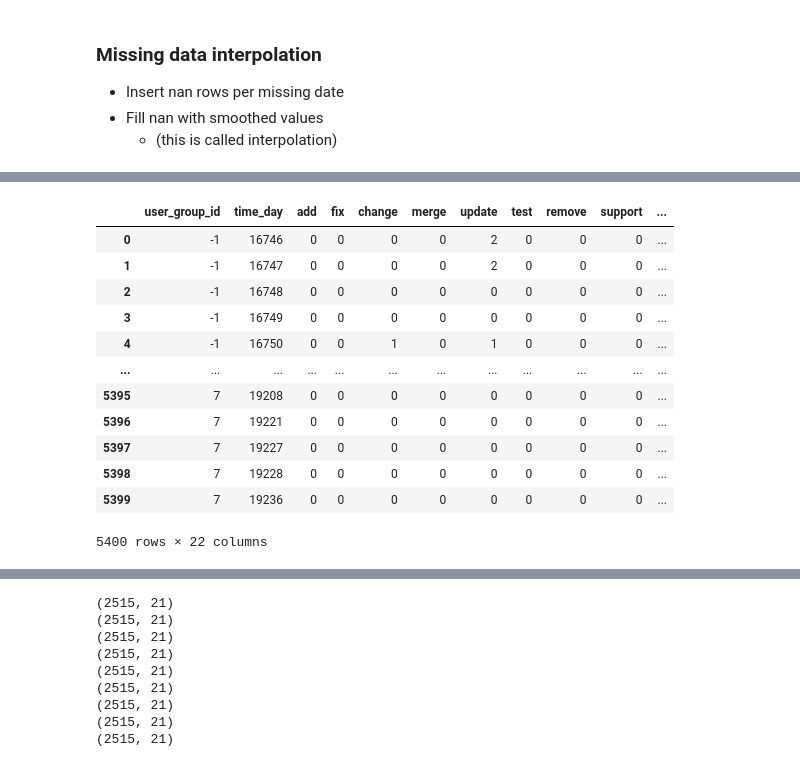
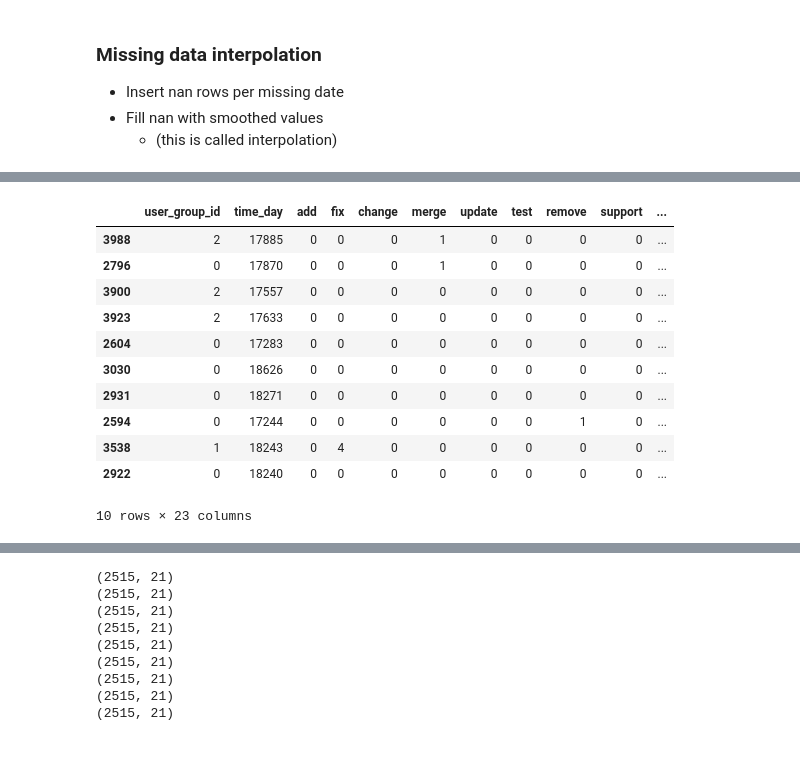
Before and after one commit to applied-ai-data3750/code, a Jupyter notebook: exploration.ipynb, the cells around one changed output, grey strips where cells are left out. Cells and saved outputs as stored; diff of their text form; code cells hidden in the pictures.

```diff
--- a/exploration.ipynb
+++ b/exploration.ipynb
@@ -194,21 +208,28 @@ df_group_interest_matrix.insert(0, "user_group_id", usergroupdf["user_group_id"]
 df_group_interest_matrix.insert(1, "time_day", usergroupdf["time_day"])
 
 
-df_group_interest_matrix
+# df_group_interest_matrix
-# %% [output]
-|  | user_group_id | time_day | add | fix | change | merge | update | test | remove | support | ... |
-| 0 | -1 | 16746 | 0 | 0 | 0 | 0 | 2 | 0 | 0 | 0 | ... |
-| 1 | -1 | 16747 | 0 | 0 | 0 | 0 | 2 | 0 | 0 | 0 | ... |
-| 2 | -1 | 16748 | 0 | 0 | 0 | 0 | 0 | 0 | 0 | 0 | ... |
-| 3 | -1 | 16749 | 0 | 0 | 0 | 0 | 0 | 0 | 0 | 0 | ... |
-| 4 | -1 | 16750 | 0 | 0 | 1 | 0 | 1 | 0 | 0 | 0 | ... |
-| ... | ... | ... | ... | ... | ... | ... | ... | ... | ... | ... | ... |
-| 5395 | 7 | 19208 | 0 | 0 | 0 | 0 | 0 | 0 | 0 | 0 | ... |
-| 5396 | 7 | 19221 | 0 | 0 | 0 | 0 | 0 | 0 | 0 | 0 | ... |
-| 5397 | 7 | 19227 | 0 | 0 | 0 | 0 | 0 | 0 | 0 | 0 | ... |
-| 5398 | 7 | 19228 | 0 | 0 | 0 | 0 | 0 | 0 | 0 | 0 | ... |
-| 5399 | 7 | 19236 | 0 | 0 | 0 | 0 | 0 | 0 | 0 | 0 | ... |
-5400 rows × 22 columns
+# %%
+df_group_print = df_group_interest_matrix.copy()
+
+df_group_print = df_group_print[df_group_print["user_group_id"] != -1]
+
+df_group_print["sum"] = df_group_print.drop(columns=['user_group_id', 'time_day']).sum(axis=1)
+
+df_group_print[df_group_print["sum"] > 2].sample(10)
+# %% [output]
+|  | user_group_id | time_day | add | fix | change | merge | update | test | remove | support | ... |
+| 3988 | 2 | 17885 | 0 | 0 | 0 | 1 | 0 | 0 | 0 | 0 | ... |
+| 2796 | 0 | 17870 | 0 | 0 | 0 | 1 | 0 | 0 | 0 | 0 | ... |
+| 3900 | 2 | 17557 | 0 | 0 | 0 | 0 | 0 | 0 | 0 | 0 | ... |
+| 3923 | 2 | 17633 | 0 | 0 | 0 | 0 | 0 | 0 | 0 | 0 | ... |
+| 2604 | 0 | 17283 | 0 | 0 | 0 | 0 | 0 | 0 | 0 | 0 | ... |
+| 3030 | 0 | 18626 | 0 | 0 | 0 | 0 | 0 | 0 | 0 | 0 | ... |
+| 2931 | 0 | 18271 | 0 | 0 | 0 | 0 | 0 | 0 | 0 | 0 | ... |
+| 2594 | 0 | 17244 | 0 | 0 | 0 | 0 | 0 | 0 | 1 | 0 | ... |
+| 3538 | 1 | 18243 | 0 | 4 | 0 | 0 | 0 | 0 | 0 | 0 | ... |
+| 2922 | 0 | 18240 | 0 | 0 | 0 | 0 | 0 | 0 | 0 | 0 | ... |
+10 rows × 23 columns
 # %%
 df_group_interest_matrix.describe()
 # %% [output]
```
Also changed, not shown: parts of 2 cells of this notebook, 9 other files.
